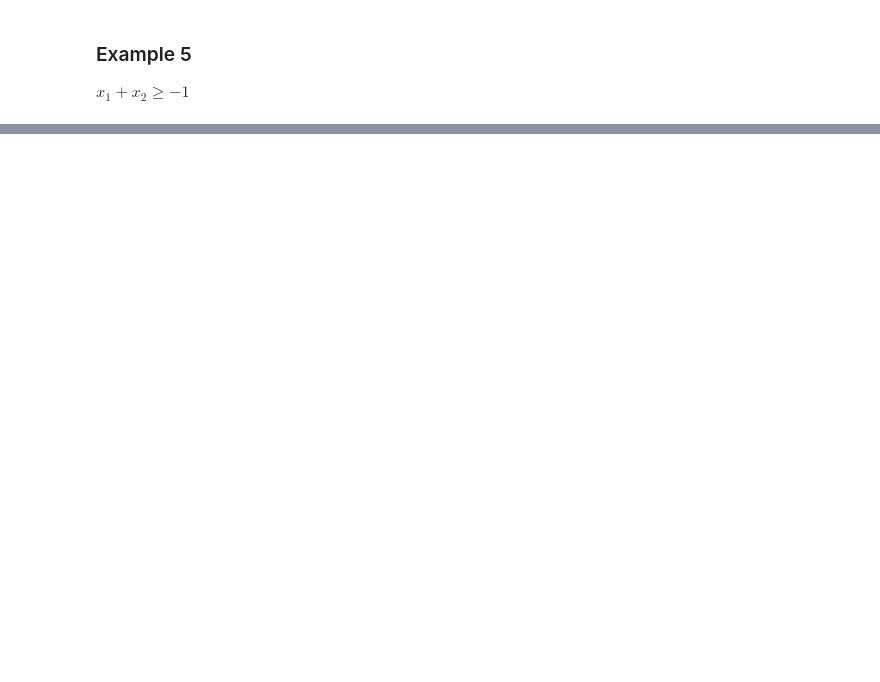
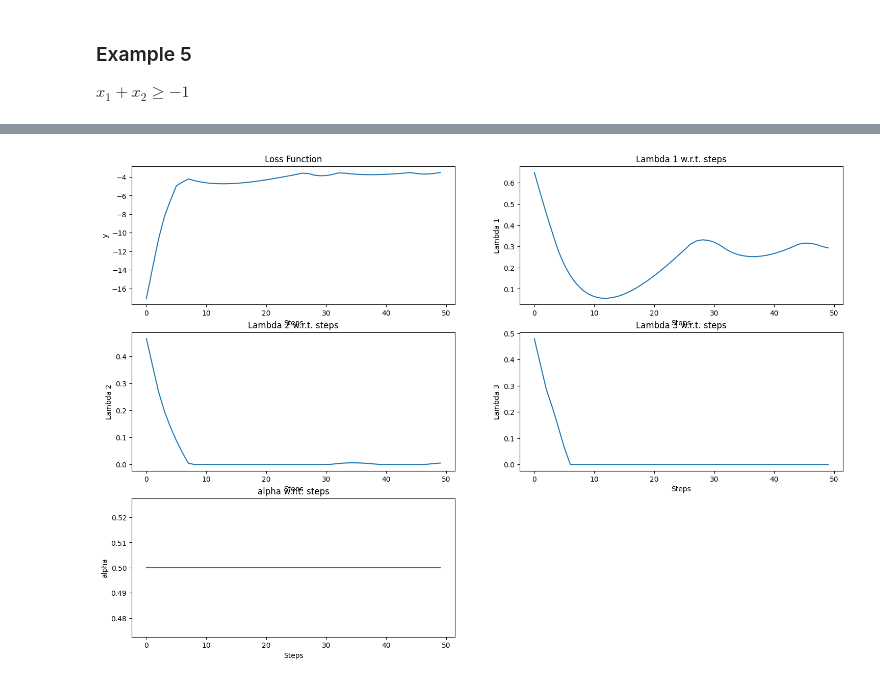
Before and after one commit to jorgejc2/CROWN-Tutorial, a Jupyter notebook: dual_lp_with_bound_constraints.ipynb, the cells around one changed output, grey strips where cells are left out. Saved outputs shown, nothing was run; the diff lists cells and outputs as text; code cells hidden in the pictures; blank space fills up the shorter version.

```diff
--- a/dual_lp_with_bound_constraints.ipynb
+++ b/dual_lp_with_bound_constraints.ipynb
@@ -122,7 +124,8 @@ lambda_ = torch.rand(1,1, requires_grad=True)
 opt = torch.optim.Adam([lambda_], lr=lr, maximize=True)
 
 for step in range(num_steps):
-    y = maximizing_fn(A_t, b_t, c_t, lambda_)
+    # y = maximizing_fn(A_t, b_t, c_t, lambda_)
+    y = langrange_dual_fn(x_t, A_t, c_t, b_t, lambda_)
 
     opt.zero_grad(set_to_none=True)
     y.backward()
@@ -152,7 +155,8 @@ lambda_ = torch.rand(1,1, requires_grad=True)
 opt = torch.optim.Adam([lambda_], lr=lr, maximize=True)
 
 for step in range(num_steps):
-    y = maximizing_fn(A_t, b_t, c_t, lambda_)
+    # y = maximizing_fn(A_t, b_t, c_t, lambda_)
+    y = langrange_dual_fn(x_t, A_t, c_t, b_t, lambda_)
 
     opt.zero_grad(set_to_none=True)
     y.backward()
@@ -182,7 +186,8 @@ lambda_ = torch.rand(1,1, requires_grad=True)
 opt = torch.optim.Adam([lambda_], lr=lr, maximize=True)
 
 for step in range(num_steps):
-    y = maximizing_fn(A_t, b_t, c_t, lambda_)
+    # y = maximizing_fn(A_t, b_t, c_t, lambda_)
+    y = langrange_dual_fn(x_t, A_t, c_t, b_t, lambda_)
 
     opt.zero_grad(set_to_none=True)
     y.backward()
@@ -201,0 +328,69 @@ tensor([[-1.0017]])
+# %%
+def langrange_dual_fn (e_x, A, c, b, lambda_):
+    x = torch.abs(e_x).float() # ensure x is positive
+    return -1*torch.abs((c - A.T@lambda_).T)@x + b.T@lambda_
+# %%
+# alpha = torch.rand(1, requires_grad=True)
+alpha = torch.tensor(0.5)
+c_t = torch.tensor([[1.],[1.]])
+G_t = torch.tensor([[5/3, 1], [-1/8, 1], [2/9, -1]])
+h_t = torch.tensor([[-25/3], [-19/4], [-46/9]])
+x_t = torch.tensor([[-5.],[-5.]])
+lambda_ = torch.rand(3,1, requires_grad=True)
+
+opt = torch.optim.Adam([lambda_], lr=lr, maximize=True)
+scheduler = torch.optim.lr_scheduler.ExponentialLR(opt, 0.98)
+
+num_steps = 50
+
+loss_graph = np.array([i for i in range(num_steps)], dtype=np.float32)
+loss_graph = np.vstack((loss_graph, np.zeros(num_steps)))
+lambda_vals = np.array([i for i in range(num_steps)], dtype=np.float32)
+lambda_vals = np.tile(lambda_vals, lambda_.shape[0] + 2).reshape(-1, num_steps)
+print(f"Shape lambda_vals {lambda_vals.shape}")
+
+for step in range(num_steps):
+    y = langrange_dual_fn(x_t, G_t, c_t*alpha, h_t, lambda_)
+    loss_graph[1, step] = y.item()
+
+    opt.zero_grad(set_to_none=True)
+    y.backward()
+    opt.step()
+    scheduler.step()
+
+    with torch.no_grad():
+        lambda_.data = torch.clamp(lambda_.data, min=0.0)
+        alpha.data = torch.clamp(alpha.data, min=0.0, max=1.0)
+        lambda_vals[1:-1, step] = lambda_.data.detach().clone().numpy().flatten()
+        lambda_vals[-1, step] = alpha.data.detach().clone().numpy().flatten()
+
+lambda_optimized = lambda_.data
+print(f"Optimized lambda: \n{lambda_.data}")
+print(lambda_.data.detach().clone().numpy().flatten())
+print(f"Lower bound: \n{langrange_dual_fn(x_t, G_t, c_t*alpha, h_t, lambda_).data}")
+max_loss = np.max(loss_graph[1,:]) # no need to settle for the final value
+print(f"Max Loss: {max_loss}")
+
+fig = plt.figure(figsize=(18,12))
+num_subs = 2 + lambda_.shape[0]
+num_rows = ceil(num_subs / 2)
+for i in range(num_subs):
+    plt.subplot(num_rows, 2, i + 1)
+
+    if i == 0:
+        plt.title(f"Loss Function")
+        plt.ylabel(f"y")
+        plt.plot(loss_graph[0,:], loss_graph[1,:])
+    else:
+        if i == num_subs - 1:
+            plt.title(f"alpha w.r.t. steps")
+            plt.ylabel(f"alpha")
+        else:
+            plt.title(f"Lambda {i} w.r.t. steps")
+            plt.ylabel(f"Lambda {i}")
+        plt.plot(lambda_vals[0,:], lambda_vals[i,:])
+
+    plt.xlabel("Steps")
+
+plt.show()
+# %% [output]
@@ -201,0 +406 @@ tensor([[-1.0017]])
+[figure, added]
```
Also changed, not shown: parts of 14 cells of this notebook, 8 other files.
